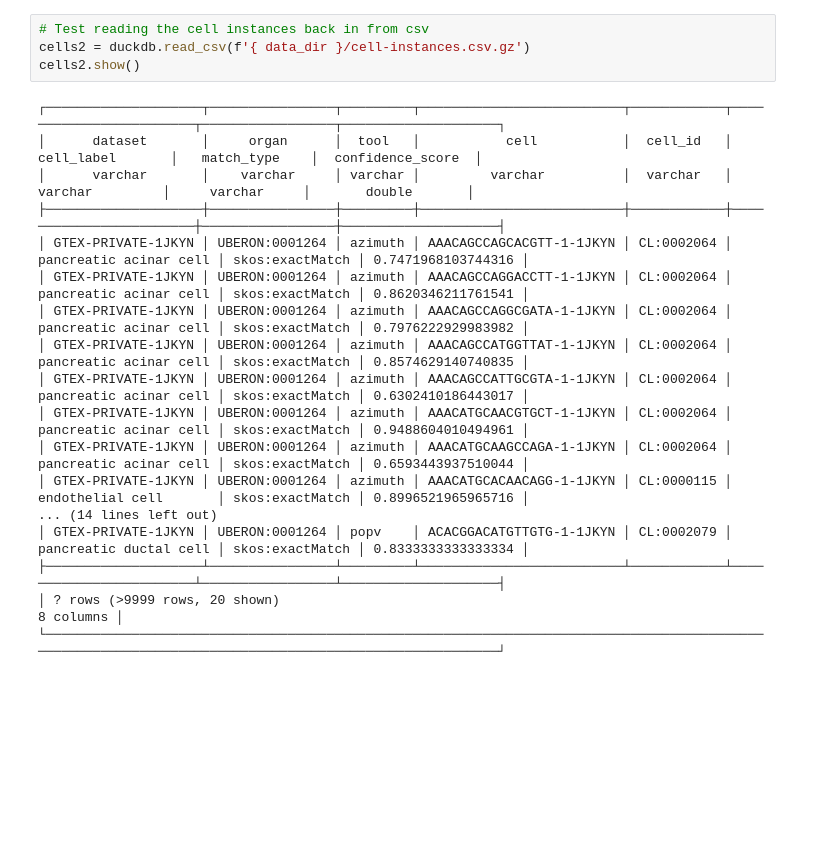
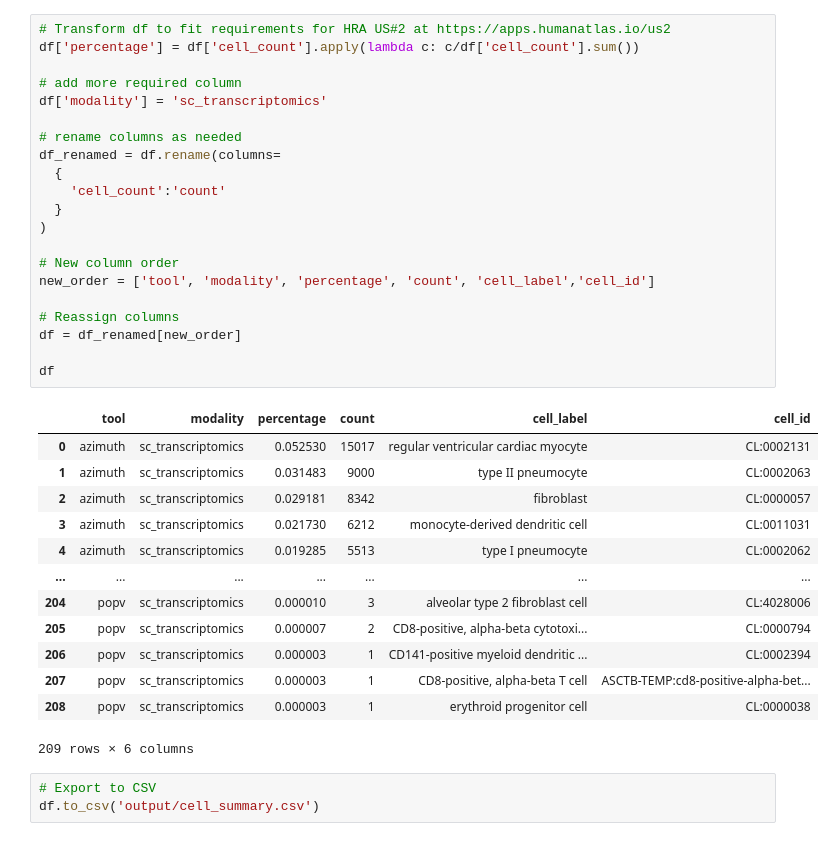
Before and after one commit to cns-iu/hra-pop-notebooks, a Jupyter notebook: annotations/local-cell-instances.ipynb, the cells around one changed output. Drawn from its saved outputs; the diff is of its cells as text; blank space fills up the shorter version.

```diff
--- a/annotations/local-cell-instances.ipynb
+++ b/annotations/local-cell-instances.ipynb
@@ -109,22 +128,38 @@ summaries.to_df()
-# %%
-# Test reading the cell instances back in from csv
-cells2 = duckdb.read_csv(f'{ data_dir }/cell-instances.csv.gz')
-cells2.show()
-# %% [output]
-┌────────────────────┬────────────────┬─────────┬──────────────────────────┬────────────┬────────────────────────┬─────────────────┬────────────────────┐
-│      dataset       │     organ      │  tool   │           cell           │  cell_id   │       cell_label       │   match_type    │  confidence_score  │
-│      varchar       │    varchar     │ varchar │         varchar          │  varchar   │        varchar         │     varchar     │       double       │
-├────────────────────┼────────────────┼─────────┼──────────────────────────┼────────────┼────────────────────────┼─────────────────┼────────────────────┤
-│ GTEX-PRIVATE-1JKYN │ UBERON:0001264 │ azimuth │ AAACAGCCAGCACGTT-1-1JKYN │ CL:0002064 │ pancreatic acinar cell │ skos:exactMatch │ 0.7471968103744316 │
-│ GTEX-PRIVATE-1JKYN │ UBERON:0001264 │ azimuth │ AAACAGCCAGGACCTT-1-1JKYN │ CL:0002064 │ pancreatic acinar cell │ skos:exactMatch │ 0.8620346211761541 │
-│ GTEX-PRIVATE-1JKYN │ UBERON:0001264 │ azimuth │ AAACAGCCAGGCGATA-1-1JKYN │ CL:0002064 │ pancreatic acinar cell │ skos:exactMatch │ 0.7976222929983982 │
-│ GTEX-PRIVATE-1JKYN │ UBERON:0001264 │ azimuth │ AAACAGCCATGGTTAT-1-1JKYN │ CL:0002064 │ pancreatic acinar cell │ skos:exactMatch │ 0.8574629140740835 │
-│ GTEX-PRIVATE-1JKYN │ UBERON:0001264 │ azimuth │ AAACAGCCATTGCGTA-1-1JKYN │ CL:0002064 │ pancreatic acinar cell │ skos:exactMatch │ 0.6302410186443017 │
-│ GTEX-PRIVATE-1JKYN │ UBERON:0001264 │ azimuth │ AAACATGCAACGTGCT-1-1JKYN │ CL:0002064 │ pancreatic acinar cell │ skos:exactMatch │ 0.9488604010494961 │
-│ GTEX-PRIVATE-1JKYN │ UBERON:0001264 │ azimuth │ AAACATGCAAGCCAGA-1-1JKYN │ CL:0002064 │ pancreatic acinar cell │ skos:exactMatch │ 0.6593443937510044 │
-│ GTEX-PRIVATE-1JKYN │ UBERON:0001264 │ azimuth │ AAACATGCACAACAGG-1-1JKYN │ CL:0000115 │ endothelial cell       │ skos:exactMatch │ 0.8996521965965716 │
-... (14 lines left out)
-│ GTEX-PRIVATE-1JKYN │ UBERON:0001264 │ popv    │ ACACGGACATGTTGTG-1-1JKYN │ CL:0002079 │ pancreatic ductal cell │ skos:exactMatch │ 0.8333333333333334 │
-├────────────────────┴────────────────┴─────────┴──────────────────────────┴────────────┴────────────────────────┴─────────────────┴────────────────────┤
-│ ? rows (>9999 rows, 20 shown)                                                                                                               8 columns │
-└───────────────────────────────────────────────────────────────────────────────────────────────────────────────────────────────────────────────────────┘
+# %%
+# Transform df to fit requirements for HRA US#2 at https://apps.humanatlas.io/us2
+df['percentage'] = df['cell_count'].apply(lambda c: c/df['cell_count'].sum())
+
+# add more required column
+df['modality'] = 'sc_transcriptomics'
+
+# rename columns as needed
+df_renamed = df.rename(columns=
+  {
+    'cell_count':'count'
+  }
+)
+
+# New column order
+new_order = ['tool', 'modality', 'percentage', 'count', 'cell_label','cell_id']
+
+# Reassign columns
+df = df_renamed[new_order]
+
+df
+# %% [output]
+|  | tool | modality | percentage | count | cell_label | cell_id |
+| 0 | azimuth | sc_transcriptomics | 0.052530 | 15017 | regular ventricular cardiac myocyte | CL:0002131 |
+| 1 | azimuth | sc_transcriptomics | 0.031483 | 9000 | type II pneumocyte | CL:0002063 |
+| 2 | azimuth | sc_transcriptomics | 0.029181 | 8342 | fibroblast | CL:0000057 |
+| 3 | azimuth | sc_transcriptomics | 0.021730 | 6212 | monocyte-derived dendritic cell | CL:0011031 |
+| 4 | azimuth | sc_transcriptomics | 0.019285 | 5513 | type I pneumocyte | CL:0002062 |
+| ... | ... | ... | ... | ... | ... | ... |
+| 204 | popv | sc_transcriptomics | 0.000010 | 3 | alveolar type 2 fibroblast cell | CL:4028006 |
+| 205 | popv | sc_transcriptomics | 0.000007 | 2 | CD8-positive, alpha-beta cytotoxi... | CL:0000794 |
+| 206 | popv | sc_transcriptomics | 0.000003 | 1 | CD141-positive myeloid dendritic ... | CL:0002394 |
+| 207 | popv | sc_transcriptomics | 0.000003 | 1 | CD8-positive, alpha-beta T cell | ASCTB-TEMP:cd8-positive-alpha-bet... |
+| 208 | popv | sc_transcriptomics | 0.000003 | 1 | erythroid progenitor cell | CL:0000038 |
+209 rows × 6 columns
+# %%
+# Export to CSV
+df.to_csv('output/cell_summary.csv')
```
Also changed, not shown: parts of 6 cells of this notebook, 2 other files.
